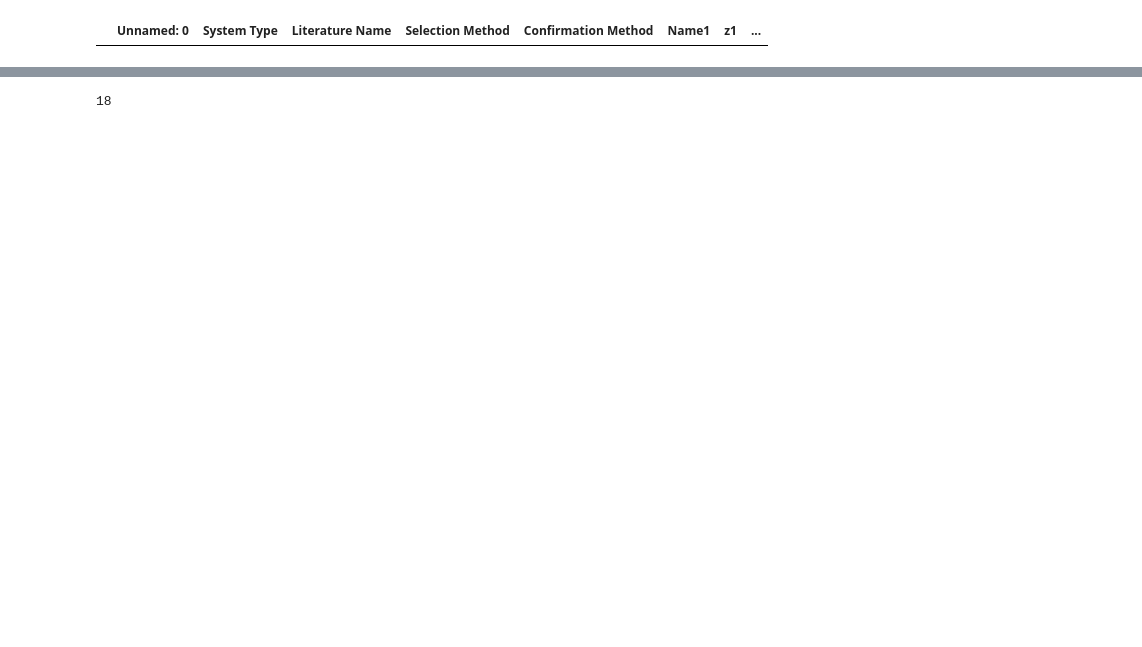
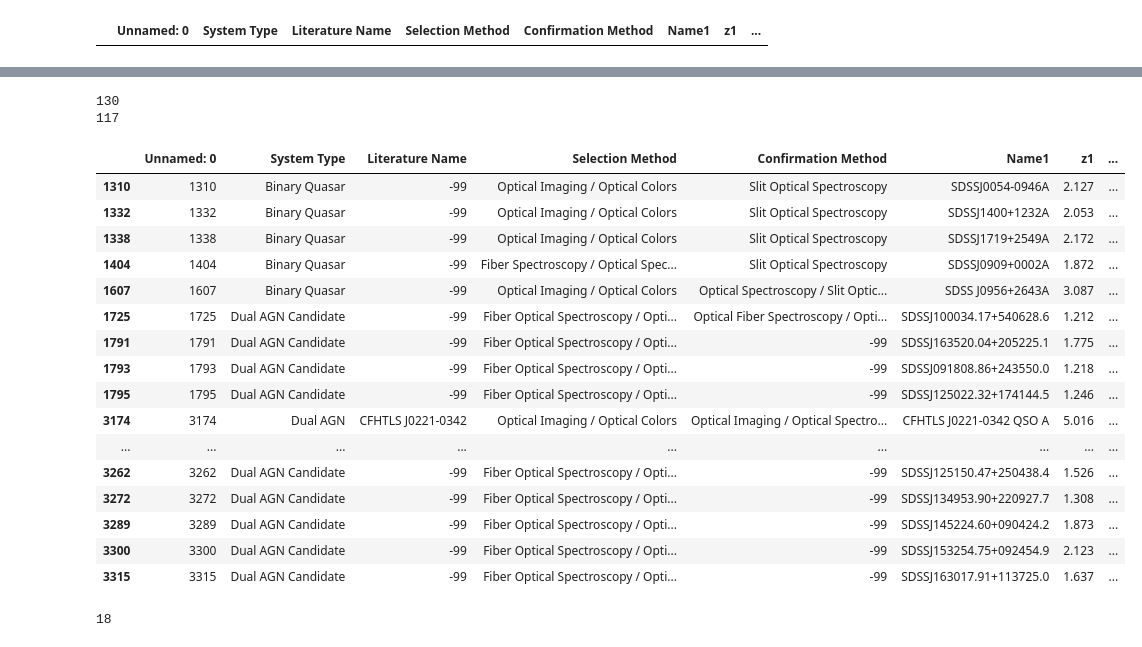
Before and after one commit to thatastroguy/thebigmac, a Jupyter notebook: MAC_formatting_dr0p5.ipynb, the cells around one changed output, grey strips where cells are left out. Saved outputs shown, nothing was run; the diff lists cells and outputs as text; code cells hidden in the pictures; blank space fills up the shorter version.

```diff
--- a/MAC_formatting_dr0p5.ipynb
+++ b/MAC_formatting_dr0p5.ipynb
@@ -1194,7 +1204,7 @@ objs = ['J220634.97+000327.6','J005113.94+002047.2']
 for i in objs:
     for index, row in MAC.iterrows():
         if row['Name1']==str(i):
-            MAC.at[index, 'Confirmation Methood'] = 'Radio Imaging'
+            MAC.at[index, 'Confirmation Method'] = 'Radio Imaging'
 # %%
 # and here we're going to fix up the duplicate Name1 and Name2s, duplicate coordinates between RA1 and RA2, etc...
 name2fix = ['4C+22.25 / J1000+2233','084047.58+131223.5 / 3C 207','Abell 1145 / B1059+169 (Abell 1145)',\
@@ -1465,3 +1476,7 @@ print(len(MAC),len(gandalf),len(gimli))
 MAC[MAC['Sep']==0]
 # %% [output]
 |  | Unnamed: 0 | System Type | Literature Name | Selection Method | Confirmation Method | Name1 | z1 | ... |
+# %%
+bad = pd.concat([bad,bad2,bad3])
+
+bad
@@ -1468,3 +1501,30 @@ MAC[MAC['Sep']==0]
+# %%
+print(len(bad[bad['Sep(kpc)_z1']<132]))
+print(len(bad[bad['Sep(kpc)_z2']<132]))
+# %% [output]
+130
+117
+# %%
+bad[(bad['Sep(kpc)_z1']<132) & (np.abs(bad['dV_new'])<2000)]
+#bad[bad['Sep(kpc)_z2']<132]
+# %% [output]
+|  | Unnamed: 0 | System Type | Literature Name | Selection Method | Confirmation Method | Name1 | z1 | ... |
+| 1310 | 1310 | Binary Quasar | -99 | Optical Imaging / Optical Colors | Slit Optical Spectroscopy | SDSSJ0054-0946A | 2.127 | ... |
+| 1332 | 1332 | Binary Quasar | -99 | Optical Imaging / Optical Colors | Slit Optical Spectroscopy | SDSSJ1400+1232A | 2.053 | ... |
+| 1338 | 1338 | Binary Quasar | -99 | Optical Imaging / Optical Colors | Slit Optical Spectroscopy | SDSSJ1719+2549A | 2.172 | ... |
+| 1404 | 1404 | Binary Quasar | -99 | Fiber Spectroscopy / Optical Spec... | Slit Optical Spectroscopy | SDSSJ0909+0002A | 1.872 | ... |
+| 1607 | 1607 | Binary Quasar | -99 | Optical Imaging / Optical Colors | Optical Spectroscopy / Slit Optic... | SDSS J0956+2643A | 3.087 | ... |
+| 1725 | 1725 | Dual AGN Candidate | -99 | Fiber Optical Spectroscopy / Opti... | Optical Fiber Spectroscopy / Opti... | SDSSJ100034.17+540628.6 | 1.212 | ... |
+| 1791 | 1791 | Dual AGN Candidate | -99 | Fiber Optical Spectroscopy / Opti... | -99 | SDSSJ163520.04+205225.1 | 1.775 | ... |
+| 1793 | 1793 | Dual AGN Candidate | -99 | Fiber Optical Spectroscopy / Opti... | -99 | SDSSJ091808.86+243550.0 | 1.218 | ... |
+| 1795 | 1795 | Dual AGN Candidate | -99 | Fiber Optical Spectroscopy / Opti... | -99 | SDSSJ125022.32+174144.5 | 1.246 | ... |
+| 3174 | 3174 | Dual AGN | CFHTLS J0221-0342 | Optical Imaging / Optical Colors | Optical Imaging / Optical Spectro... | CFHTLS J0221-0342 QSO A | 5.016 | ... |
+| ... | ... | ... | ... | ... | ... | ... | ... | ... |
+| 3262 | 3262 | Dual AGN Candidate | -99 | Fiber Optical Spectroscopy / Opti... | -99 | SDSSJ125150.47+250438.4 | 1.526 | ... |
+| 3272 | 3272 | Dual AGN Candidate | -99 | Fiber Optical Spectroscopy / Opti... | -99 | SDSSJ134953.90+220927.7 | 1.308 | ... |
+| 3289 | 3289 | Dual AGN Candidate | -99 | Fiber Optical Spectroscopy / Opti... | -99 | SDSSJ145224.60+090424.2 | 1.873 | ... |
+| 3300 | 3300 | Dual AGN Candidate | -99 | Fiber Optical Spectroscopy / Opti... | -99 | SDSSJ153254.75+092454.9 | 2.123 | ... |
+| 3315 | 3315 | Dual AGN Candidate | -99 | Fiber Optical Spectroscopy / Opti... | -99 | SDSSJ163017.91+113725.0 | 1.637 | ... |
 # %%
 # #MAC[((MAC['z1']<0) & (MAC['z2']<0)) & (MAC['dV']!=-99)]
 # MACcheck = MAC[MAC['Confidence Flag']==1]
```
Also changed, not shown: parts of 30 cells of this notebook, 1 other file.
